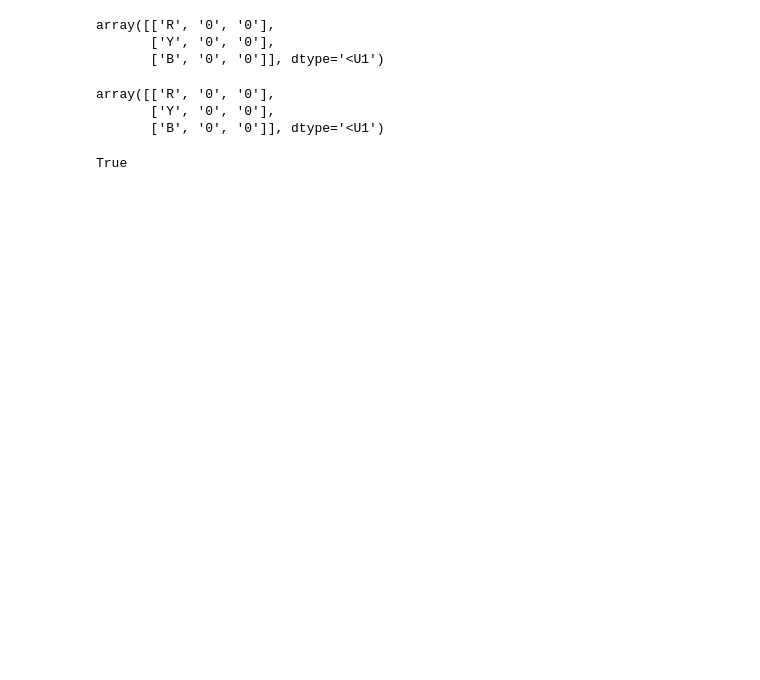
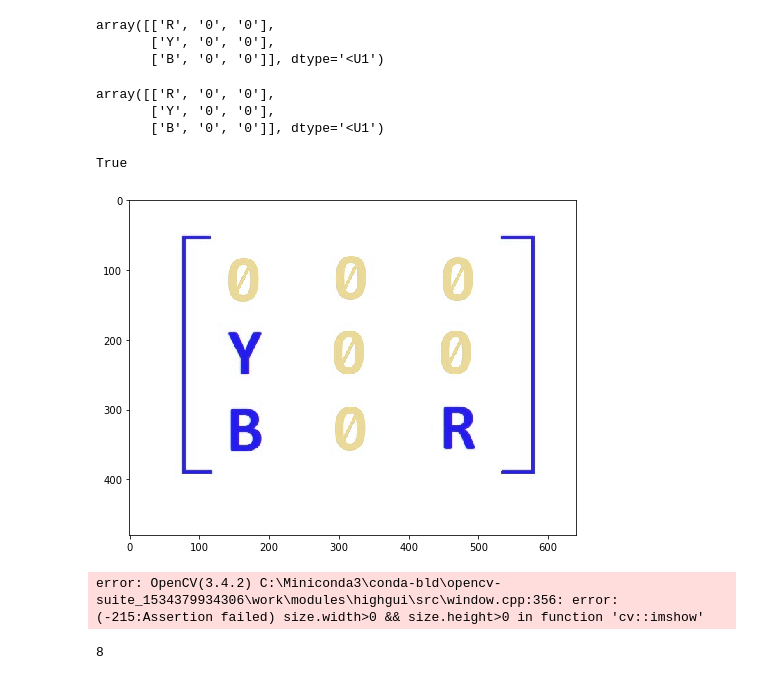
Before and after one commit to medinaserna/vision_hanoi, a Jupyter notebook: completeFSM_Testing.ipynb, the cells around one changed output. Drawn from its saved outputs; the diff is of its cells as text; code cells hidden in the pictures; blank space fills up the shorter version.

```diff
--- a/completeFSM_Testing.ipynb
+++ b/completeFSM_Testing.ipynb
@@ -209,3 +318,7 @@ array([['R', '0', '0'],
 matrices_are_equal
 # %% [output]
 True
+# %%
+display(mtx_state_dict['state1'])
+# %% [output]
+[figure, added]
@@ -211,0 +327,8 @@ True
+# %%
+ cv2.imshow('MainFrame', frame)
+# %% [output]
+error: OpenCV(3.4.2) C:\Miniconda3\conda-bld\opencv-suite_1534379934306\work\modules\highgui\src\window.cpp:356: error: (-215:Assertion failed) size.width>0 && size.height>0 in function 'cv::imshow'
+# %%
+len(mtx_state_dict)
+# %% [output]
+8
```
Also changed, not shown: parts of 16 cells of this notebook, 20 other files.
